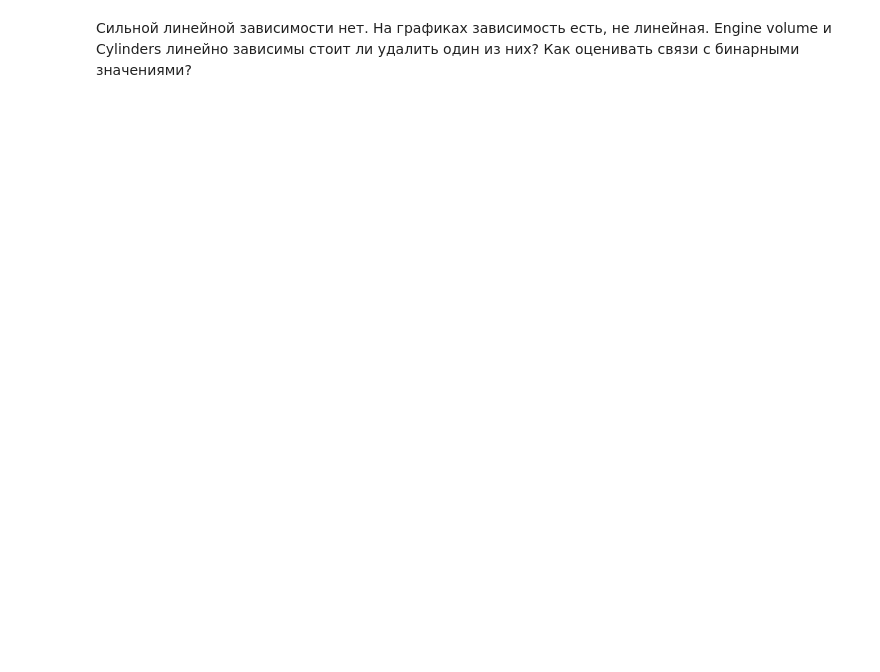
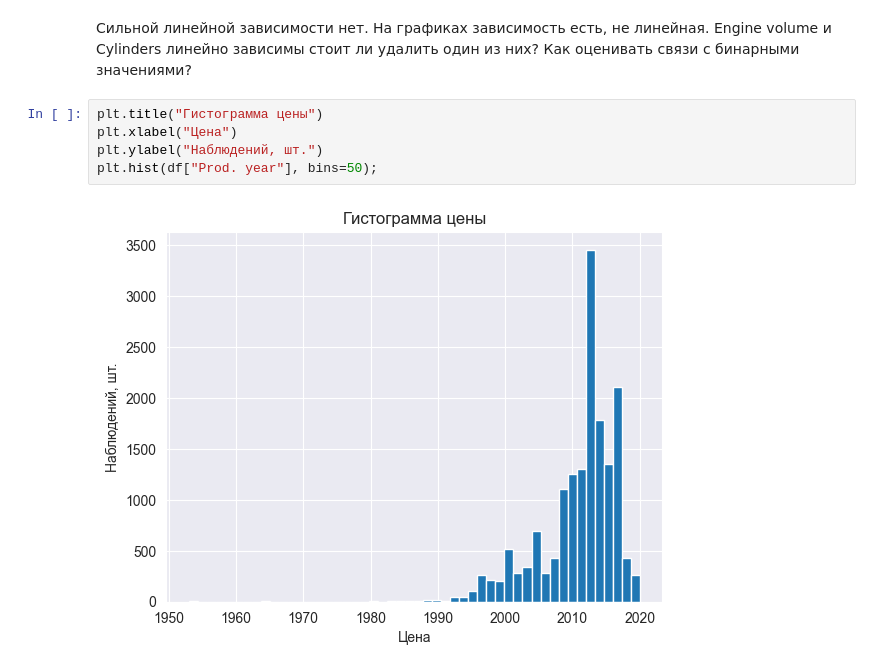
Before and after one commit to Paul-the-human/car_price_prediction, a Jupyter notebook: car_price_prediction.ipynb, the cells around one changed output. Cells and saved outputs as stored; diff of their text form; blank space fills up the shorter version.

```diff
--- a/car_price_prediction.ipynb
+++ b/car_price_prediction.ipynb
@@ -376,3 +355,10 @@ sns.heatmap(df[["Price", "Levy", "Prod. year", "Engine volume", "Mileage", "Cyli
 Сильной линейной зависимости нет. На графиках зависимость есть, не линейная.
 Engine volume и Сylinders линейно зависимы стоит ли удалить один из них?
 Как оценивать связи с бинарными значениями?
+# %%
+plt.title("Гистограмма цены")
+plt.xlabel("Цена")
+plt.ylabel("Наблюдений, шт.")
+plt.hist(df["Prod. year"], bins=50);
+# %% [output]
+[figure, added]
```
Also changed, not shown: parts of 64 cells of this notebook.
